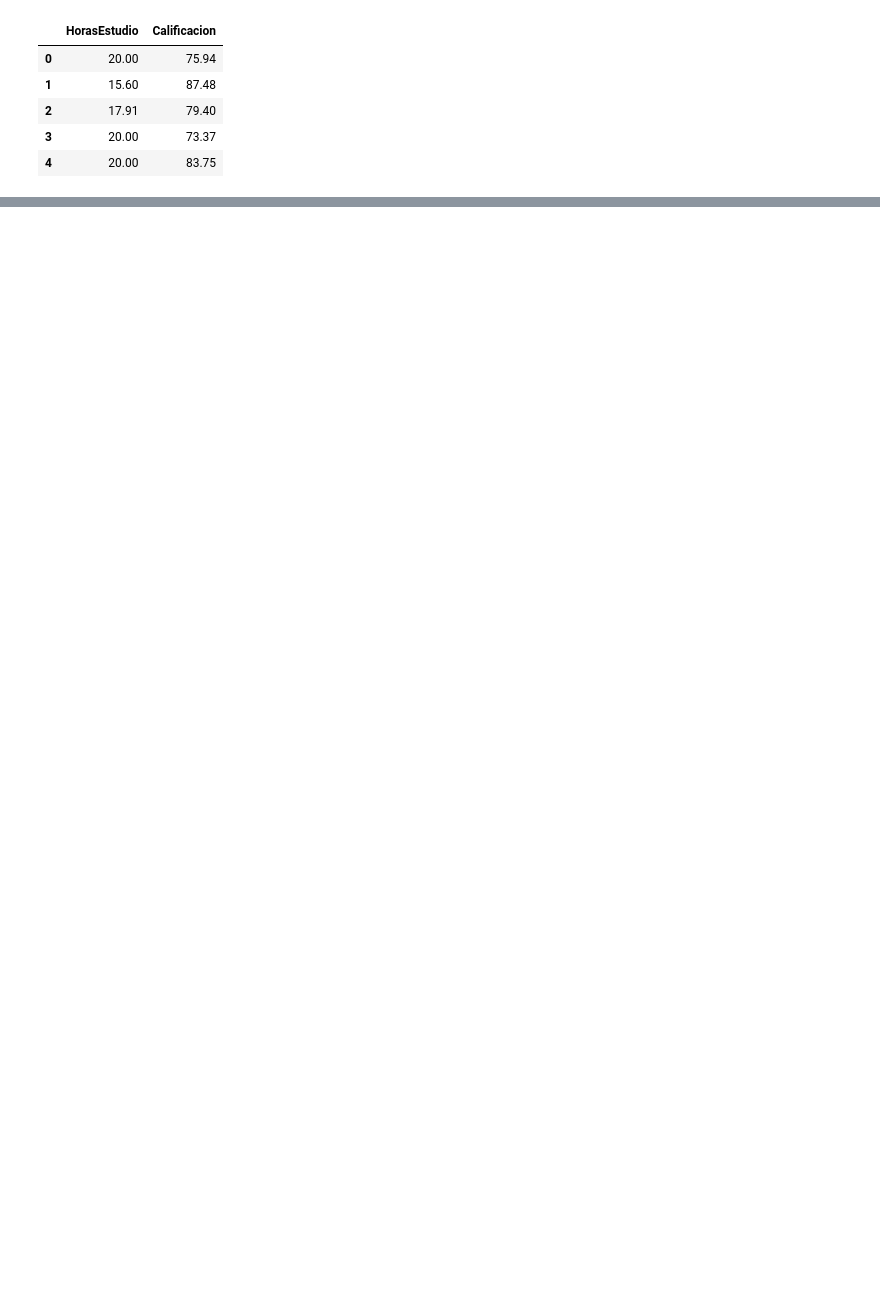
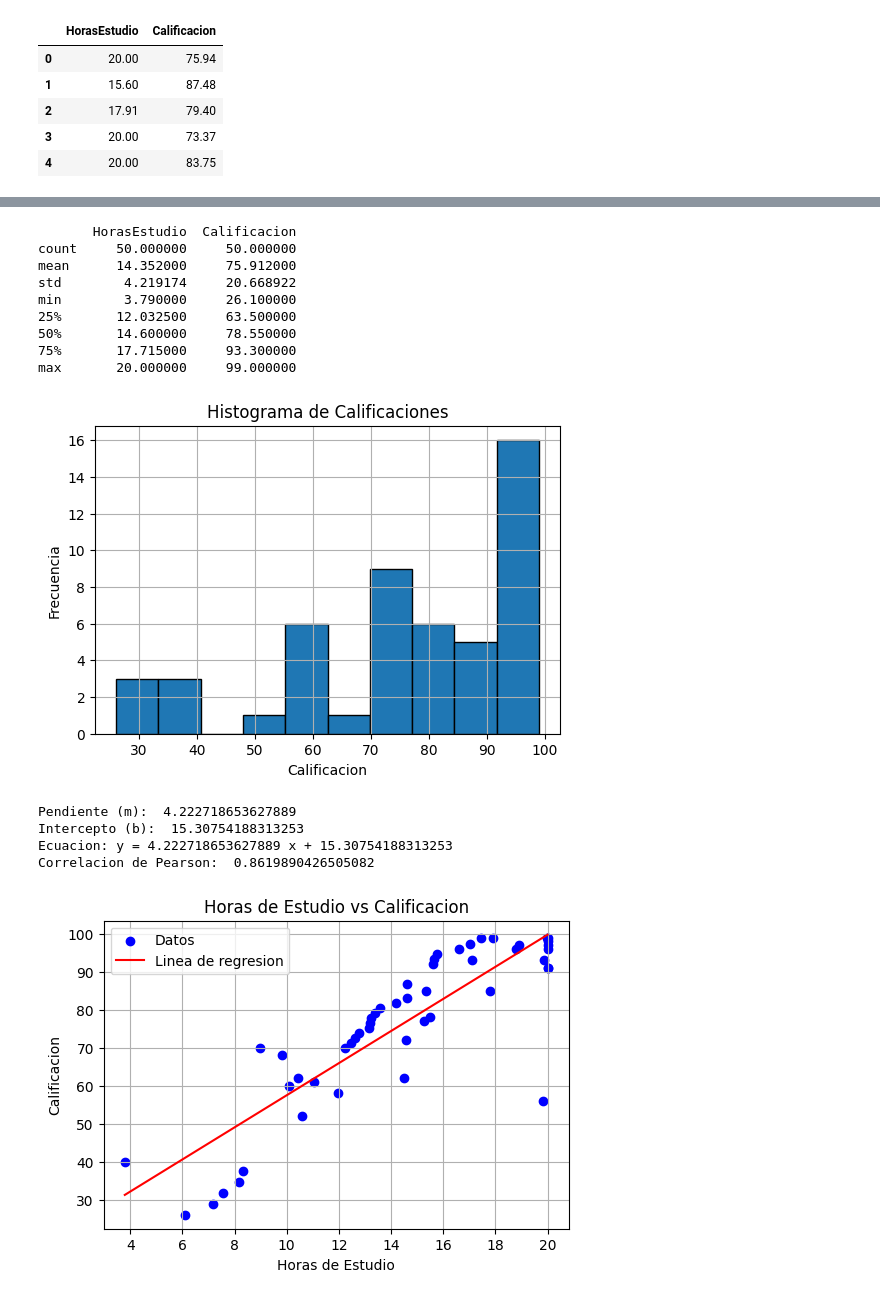
Before and after one commit to MiguelAngelSP29/Probabilidad-y-estad-stica-, a Jupyter notebook: Unidad 5/PRACTICAFINAL:Regresionlinealycorrelacion.ipynb, the cells around one changed output, grey strips where cells are left out. Saved outputs shown, nothing was run; the diff lists cells and outputs as text; code cells hidden in the pictures; blank space fills up the shorter version.

```diff
--- a/Unidad 5/PRACTICAFINAL:Regresionlinealycorrelacion.ipynb
+++ b/Unidad 5/PRACTICAFINAL:Regresionlinealycorrelacion.ipynb
@@ -44,0 +104,6 @@ grupo1.head()
+# %%
+#Cargar el grupo 2
+grupo2 = pd.read_csv("grupo2.csv")
+
+#Mostrar las 2 columnas del archivo
+grupo2.head()
@@ -44,0 +117,55 @@ grupo1.head()
+# %%
+#Descripcion estadistica
+print(grupo2.describe())
+
+#Histograma de calificaciones
+plt.figure(figsize=(6,4))
+plt.hist(grupo2['Calificacion'], bins=10, edgecolor='black')
+plt.title('Histograma de Calificaciones')
+plt.xlabel('Calificacion')
+plt.ylabel('Frecuencia')
+plt.grid(True)
+plt.show()
+
+#Datos de entrada
+horas = grupo2[['HorasEstudio']]
+calificacion = grupo2['Calificacion']
+
+modelo = LinearRegression()
+modelo.fit(horas, calificacion)
+
+#Pendiente y intercepto
+print("Pendiente (m): ", modelo.coef_[0])
+print("Intercepto (b): ", modelo.intercept_)
+print("Ecuacion: y =", modelo.coef_[0], "x +", modelo.intercept_)
+
+#Coeficiente de correlacion
+correlacion = grupo2['HorasEstudio'].corr(grupo2['Calificacion'])
+print("Correlacion de Pearson: ", correlacion)
+
+#Grafica de dispersion con la linea de regresion
+plt.figure(figsize=(6,4))
+plt.scatter(horas, calificacion, color='blue', label='Datos')
+plt.plot(horas, modelo.predict(horas), color='red', label='Linea de regresion')
+plt.title('Horas de Estudio vs Calificacion')
+plt.xlabel('Horas de Estudio')
+plt.ylabel('Calificacion')
+plt.legend()
+plt.grid(True)
+plt.show()
+# %% [output]
+       HorasEstudio  Calificacion
+count     50.000000     50.000000
+mean      14.352000     75.912000
+std        4.219174     20.668922
+min        3.790000     26.100000
+25%       12.032500     63.500000
+50%       14.600000     78.550000
+75%       17.715000     93.300000
+max       20.000000     99.000000
+[figure, added]
+Pendiente (m):  4.222718653627889
+Intercepto (b):  15.30754188313253
+Ecuacion: y = 4.222718653627889 x + 15.30754188313253
+Correlacion de Pearson:  0.8619890426505082
+[figure, added]
```
Also changed, not shown: parts of 10 cells of this notebook.
